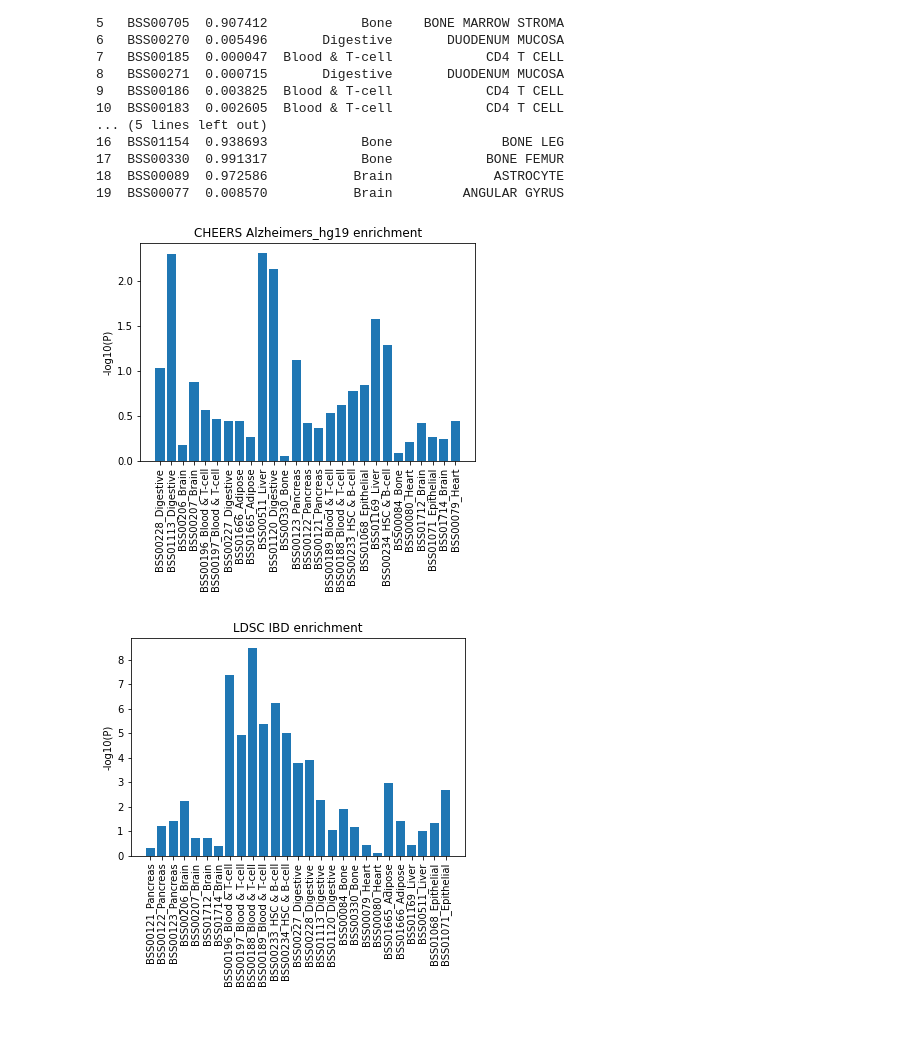
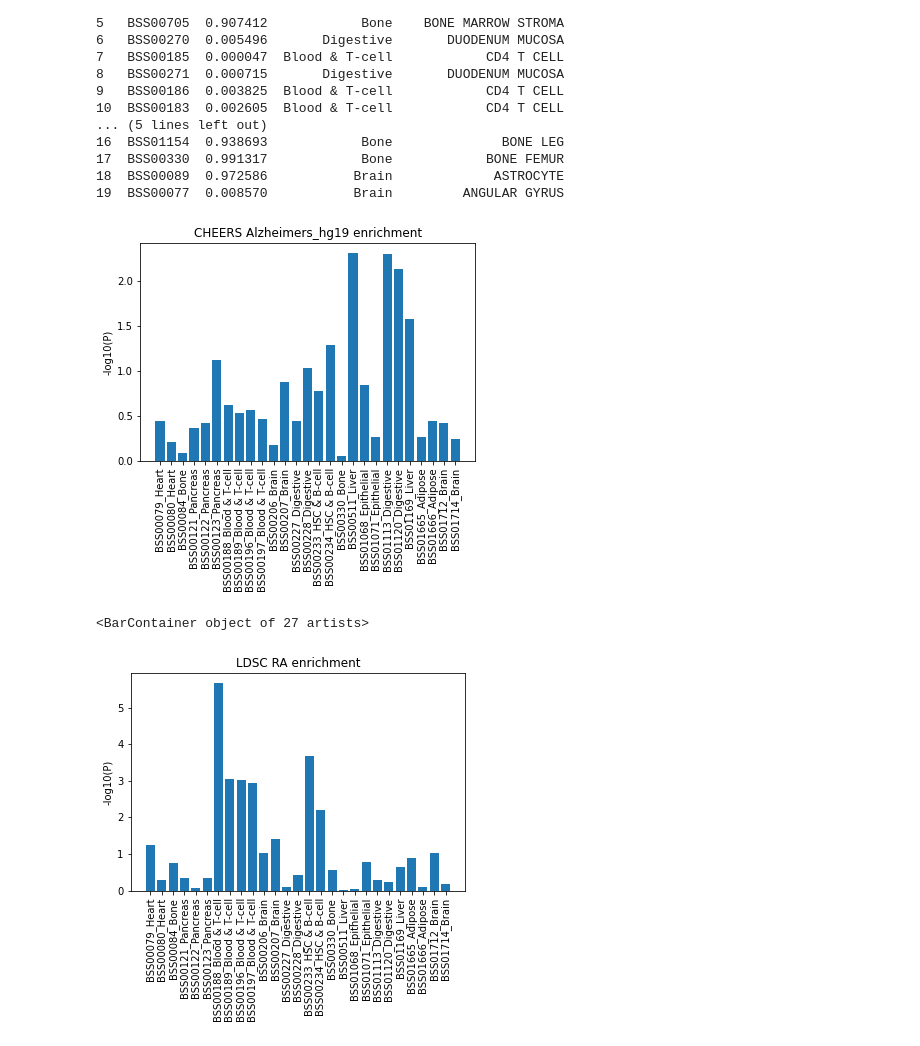
Before and after one commit to xyg123/SNP_enrich_preprocess, a Jupyter notebook: notebooks/Epimap_CHEERS_input.ipynb, the cells around one changed output. Cells and saved outputs as stored; diff of their text form; code cells hidden in the pictures.

Commit message:
Performed cross comparison of methods

```diff
--- a/notebooks/Epimap_CHEERS_input.ipynb
+++ b/notebooks/Epimap_CHEERS_input.ipynb
@@ -509,50 +509,52 @@ import numpy as np
 
 epimap_meta_path="../configs/main_metadata_table.tsv"
 epimap_meta=pd.read_csv(epimap_meta_path, sep="\t")
 
 def add_GROUP(CHEERS_res):
     Sample_group=[]
     Sample_info=[]
     for i in CHEERS_res['Sample']:
         tmp=epimap_meta.loc[epimap_meta['id'].str.contains(i)]
         #print(tmp.iloc[0]['GROUP'])
         Sample_group.append(tmp.iloc[0]['GROUP'])
         Sample_info.append(tmp.iloc[0]['infoline'])
     CHEERS_res['GROUP']=Sample_group
     CHEERS_res['infoline']=Sample_info
     return(CHEERS_res)
 
 def Plot_CHEERS_result(input_path, out_prefix, out_dir="../notebooks/"):
     CHEERS_result=pd.read_csv(input_path,
                        sep="\t", header=None, names=["Sample", "P"])
     CHEERS_result=add_GROUP(CHEERS_result)
 
     CHEERS_result['name']=CHEERS_result.apply(lambda x: x['Sample']+"_"+str(x['GROUP']), axis=1)
 
+    CHEERS_result.sort_values(by=['name'], axis=0, inplace=True)
     plt.xticks(rotation=90)
     plt.title("CHEERS "+out_prefix+" enrichment")
     plt.ylabel("-log10(P)")
     plt.bar(CHEERS_result['name'], -np.log10(CHEERS_result['P']), )
-    plt.savefig(out_dir+"CHEERS_"+out_prefix+".png")
+    #plt.savefig(out_dir+"CHEERS_"+out_prefix+".png")
 
 Plot_CHEERS_result("/Users/xg1/Downloads/CHEERS/H3K27ac_epimap_comparison_results_09082021/Alzheimers_disease_enrichment_pValues.txt", out_prefix="Alzheimers_hg19")
 # %% [output]
-[figure, old version]
+[figure, new version]
 # %%
-LDSC_results=pd.read_csv("/Users/xg1/Downloads/ldsc/Comparison_IBD_Epimap.results", sep="\t", header=0)
+LDSC_results=pd.read_csv("/Users/xg1/Downloads/ldsc/results/Comparison_RA_Epimap.results", sep="\t", header=0)
 LDSC_results['Sample']=LDSC_results.apply(lambda x: x['Category'].split("L2")[0], axis=1)
 LDSC_results=add_GROUP(LDSC_results)
 
 LDSC_results['name']=LDSC_results.apply(lambda x: x['Sample']+"_"+str(x['GROUP']), axis=1)
-
+LDSC_results.sort_values(by=['name'], inplace=True)
 plt.xticks(rotation=90)
-plt.title("LDSC "+"IBD"+" enrichment")
+plt.title("LDSC "+"RA"+" enrichment")
 plt.ylabel("-log10(P)")
 plt.bar(LDSC_results['name'], -np.log10(LDSC_results['Enrichment_p']), )
-plt.savefig("../notebooks/LDSC_"+"IBD"+".png")
+#plt.savefig("../notebooks/LDSC_"+"IBD"+".png")
 #print(LDSC_results)
 # %% [output]
+<BarContainer object of 27 artists>
-[figure, old version]
+[figure, new version]
 # %%
 Plot_CHEERS_result("/Users/xg1/Downloads/CHEERS/H3K27ac_epimap_comparison_results_09082021/Atopic_disease_enrichment_pValues.txt", out_prefix="Atopic_derma_hg19")
 # %% [output]
```
Also changed, not shown: parts of 8 cells of this notebook, 7 other files.
